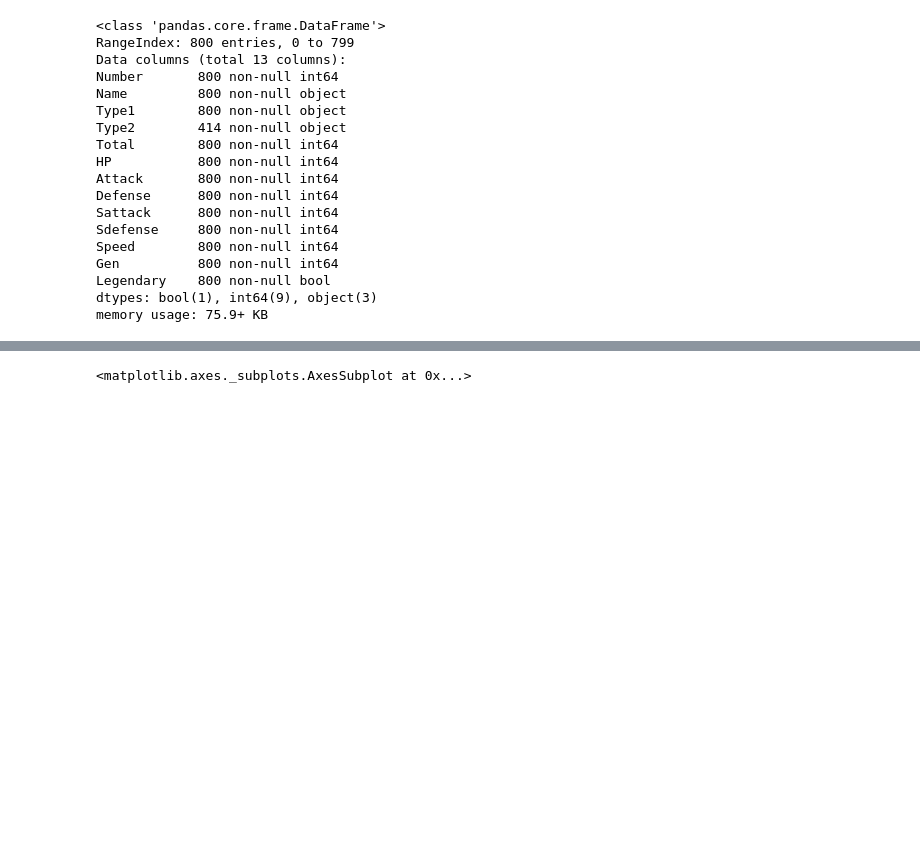
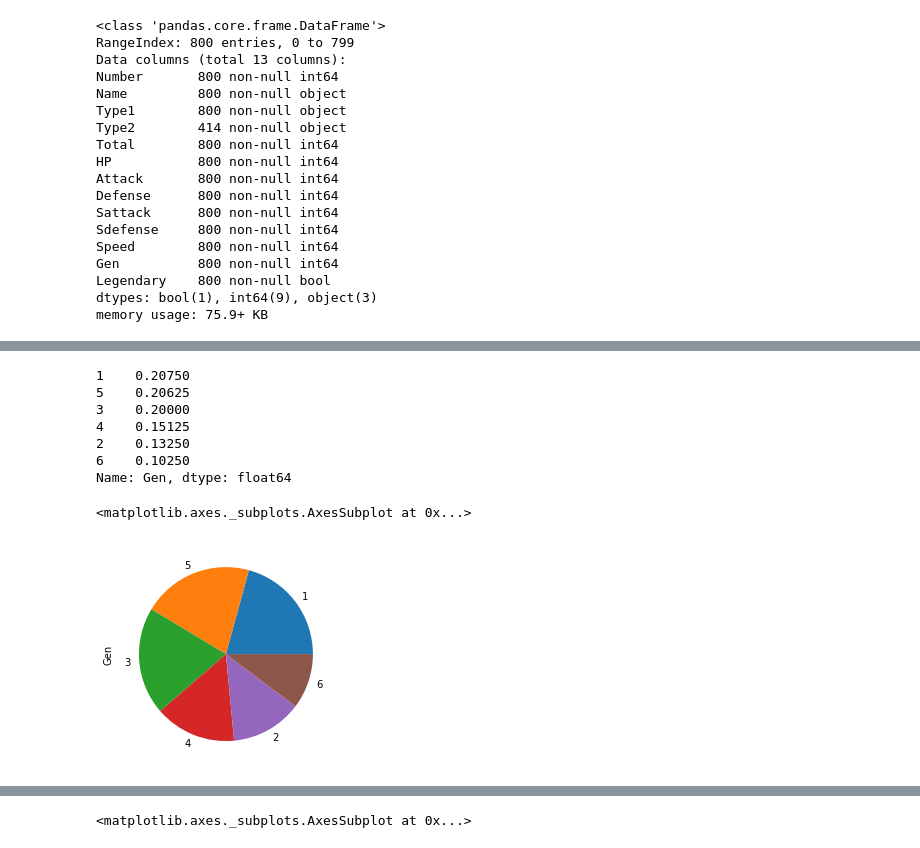
Before and after one commit to dhakust/binder, a Jupyter notebook: example.ipynb, the cells around one changed output, grey strips where cells are left out. Saved outputs shown, nothing was run; the diff lists cells and outputs as text; code cells hidden in the pictures; blank space fills up the shorter version.

```diff
--- a/example.ipynb
+++ b/example.ipynb
@@ -56,0 +79,13 @@ df.describe()
+# %%
+display(df.Gen.value_counts(normalize = True))
+df.Gen.value_counts(normalize = True).plot.pie()
+# %% [output]
+1    0.20750
+5    0.20625
+3    0.20000
+4    0.15125
+2    0.13250
+6    0.10250
+Name: Gen, dtype: float64
+<matplotlib.axes._subplots.AxesSubplot at 0x...>
+[figure, added]
```
Also changed, not shown: parts of 7 cells of this notebook.
